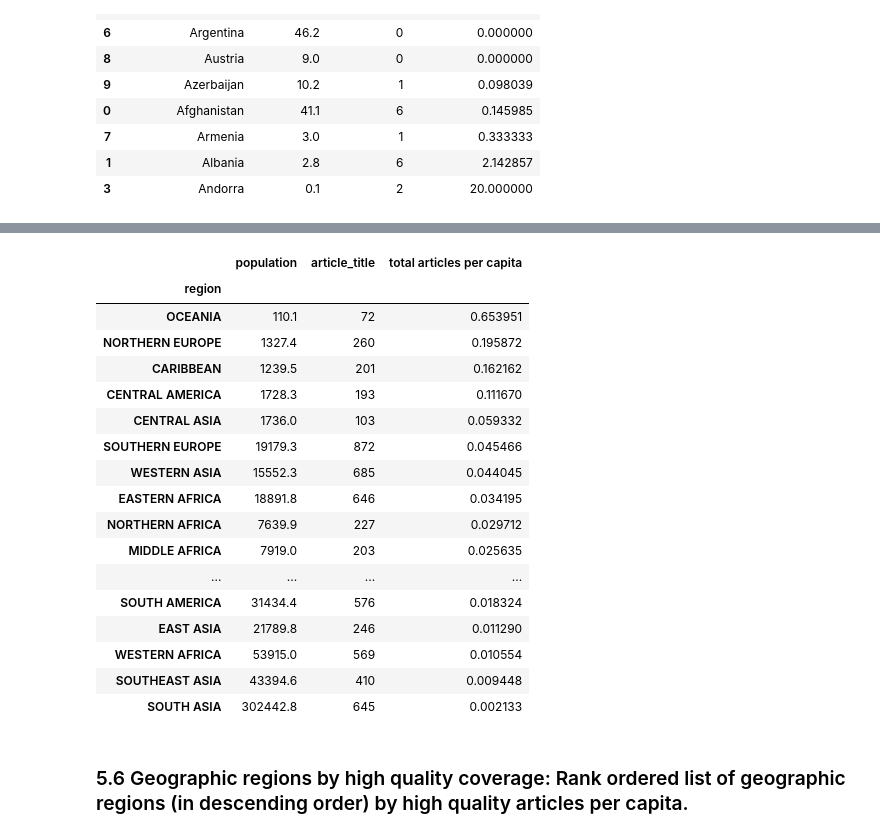
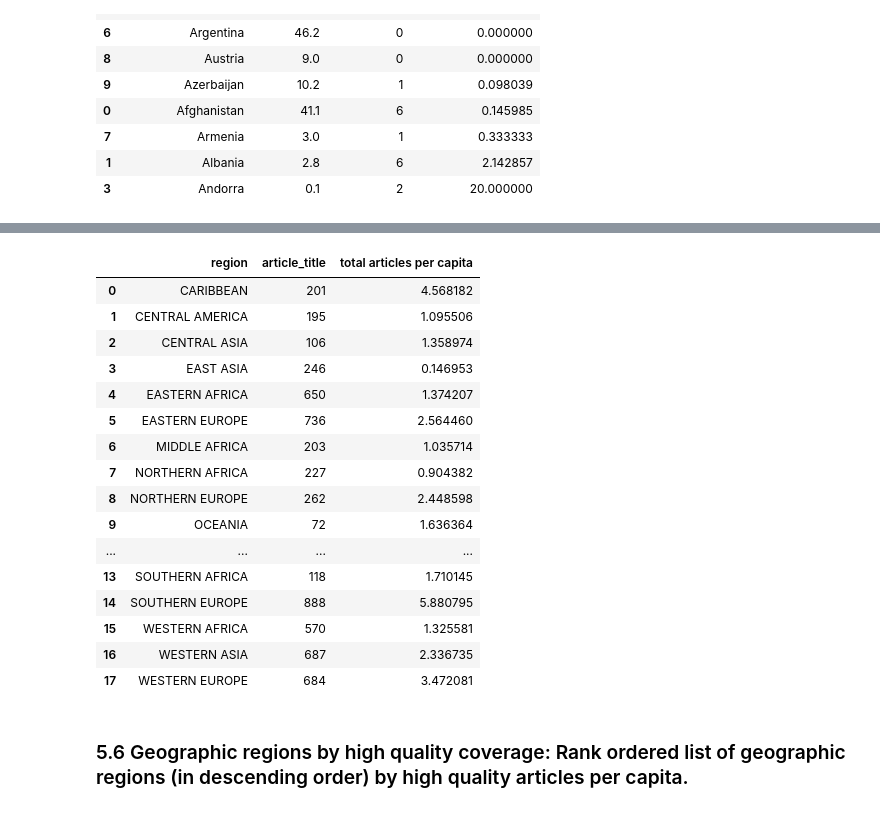
Before and after one commit to Kirsteenng/Human-Centered-Design, a Jupyter notebook: data-512-homework_2/HW2.ipynb, the cells around one changed output, grey strips where cells are left out. Saved outputs shown, nothing was run; the diff lists cells and outputs as text; code cells hidden in the pictures.

```diff
--- a/data-512-homework_2/HW2.ipynb
+++ b/data-512-homework_2/HW2.ipynb
@@ -312,6 +312,10 @@ bottom_10_coverage
 # %% [markdown]
 ### Studying countries with high quality articles.
 First lets label the articles based on the predicted ranking. GA or FA is considered High quality and label as 1 and others are Not High and labelled as 0.
+# %%
+#TODO:REMOVE
+intermediate = pd.read_csv('/Users/kirsteenng/Desktop/UW/DATA 512/data-512-homework_2/merged_politician_population.csv')
+copy = intermediate
 # %%
 quality_added = copy
 quality_added = quality_added[quality_added['population'] > 0]
@@ -369,0 +374,4 @@ bottom_10_quality
+# %%
+# Continent
+continent_df = population_df[population_df['Geography'].str.isupper()]
+continent_df
@@ -370,28 +396,28 @@ bottom_10_quality
 # %%
 geography = copy[copy['population'] > 0]
-group_by_geo = geography.groupby(['region']).agg({'population':'sum',
-                                                                'article_title': 'count'})
-group_by_geo['total articles per capita'] = group_by_geo['article_title']/group_by_geo['population']
+geography = pd.merge(geography, continent_df, left_on='region',right_on='Geography',how = 'inner')
+group_by_geo = geography.groupby(['region','Population (millions)']).agg({'article_title': 'count'}).reset_index()
+group_by_geo['total articles per capita'] = group_by_geo['article_title']/group_by_geo['Population (millions)']
 group_by_geo.sort_values(by = 'total articles per capita', ascending = False)
+group_by_geo[['region','article_title', 'total articles per capita']]
 # %% [output]
-|  | population | article_title | total articles per capita |
-| region |  |  |  |
-| OCEANIA | 110.1 | 72 | 0.653951 |
-| NORTHERN EUROPE | 1327.4 | 260 | 0.195872 |
-| CARIBBEAN | 1239.5 | 201 | 0.162162 |
-| CENTRAL AMERICA | 1728.3 | 193 | 0.111670 |
-| CENTRAL ASIA | 1736.0 | 103 | 0.059332 |
-| SOUTHERN EUROPE | 19179.3 | 872 | 0.045466 |
-| WESTERN ASIA | 15552.3 | 685 | 0.044045 |
-| EASTERN AFRICA | 18891.8 | 646 | 0.034195 |
-| NORTHERN AFRICA | 7639.9 | 227 | 0.029712 |
-| MIDDLE AFRICA | 7919.0 | 203 | 0.025635 |
+|  | region | article_title | total articles per capita |
+| 0 | CARIBBEAN | 201 | 4.568182 |
+| 1 | CENTRAL AMERICA | 195 | 1.095506 |
+| 2 | CENTRAL ASIA | 106 | 1.358974 |
+| 3 | EAST ASIA | 246 | 0.146953 |
+| 4 | EASTERN AFRICA | 650 | 1.374207 |
+| 5 | EASTERN EUROPE | 736 | 2.564460 |
+| 6 | MIDDLE AFRICA | 203 | 1.035714 |
+| 7 | NORTHERN AFRICA | 227 | 0.904382 |
+| 8 | NORTHERN EUROPE | 262 | 2.448598 |
+| 9 | OCEANIA | 72 | 1.636364 |
 | ... | ... | ... | ... |
-| SOUTH AMERICA | 31434.4 | 576 | 0.018324 |
-| EAST ASIA | 21789.8 | 246 | 0.011290 |
-| WESTERN AFRICA | 53915.0 | 569 | 0.010554 |
-| SOUTHEAST ASIA | 43394.6 | 410 | 0.009448 |
-| SOUTH ASIA | 302442.8 | 645 | 0.002133 |
+| 13 | SOUTHERN AFRICA | 118 | 1.710145 |
+| 14 | SOUTHERN EUROPE | 888 | 5.880795 |
+| 15 | WESTERN AFRICA | 570 | 1.325581 |
+| 16 | WESTERN ASIA | 687 | 2.336735 |
+| 17 | WESTERN EUROPE | 684 | 3.472081 |
 # %% [markdown]
 ### 5.6 Geographic regions by high quality coverage: Rank ordered list of geographic regions (in descending order) by high quality articles per capita.
 # %%
```
Also changed, not shown: parts of 5 cells of this notebook, 2 other files.
